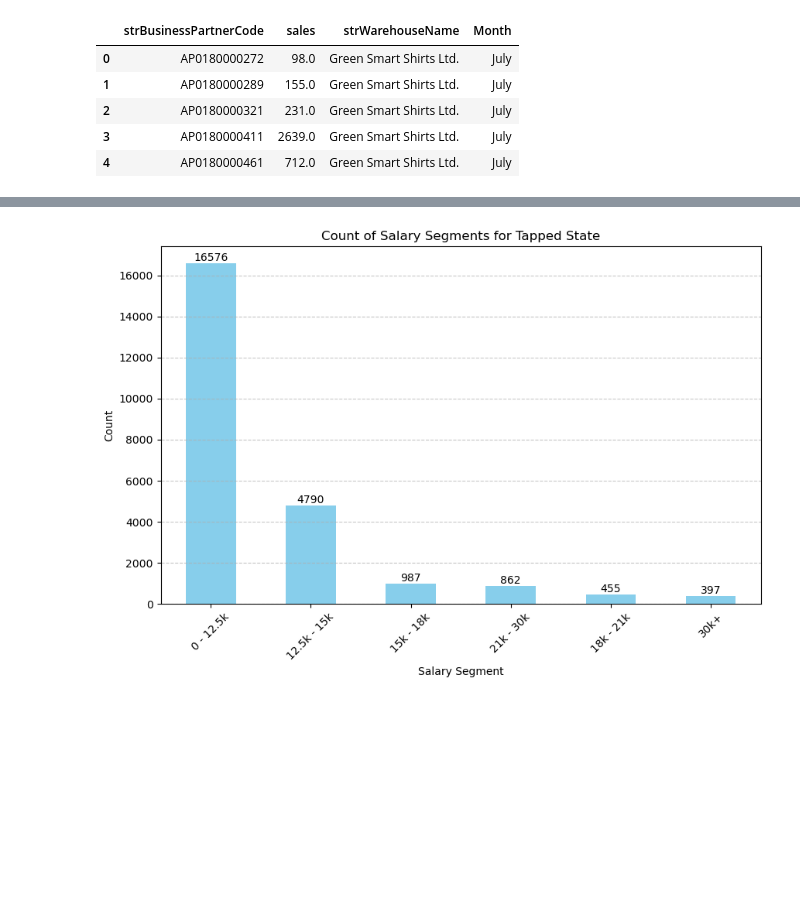
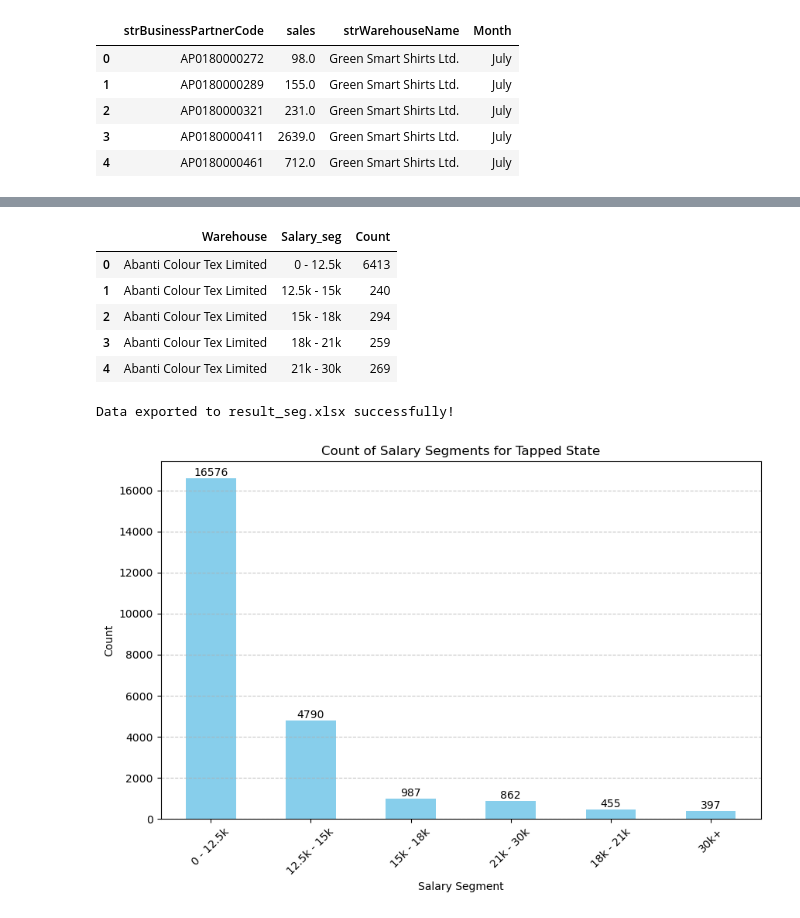
Before and after one commit to Risad-Raihan/consumer_team, a Jupyter notebook: Consumer Team - Seg.ipynb, the cells around one changed output, grey strips where cells are left out. Drawn from its saved outputs; the diff is of its cells as text; code cells hidden in the pictures; blank space fills up the shorter version.

```diff
--- a/Consumer Team - Seg.ipynb
+++ b/Consumer Team - Seg.ipynb
@@ -191,3 +231,28 @@ print(df11.head())
+# %%
+import pandas as pd
+
+# Assuming df11 is your DataFrame
+# Filter the DataFrame where 'isActive' column is 1
+filtered_df = df11[df11['Is Active'] == 'Active' ]
+
+# Group by 'Warehouse' and 'Salary_seg' and count the occurrences
+result = filtered_df.groupby(['Warehouse', 'Salary_seg']).size().reset_index(name='Count')
+# %%
+result.head(5)
+# %% [output]
+|  | Warehouse | Salary_seg | Count |
+| 0 | Abanti Colour Tex Limited | 0 - 12.5k | 6413 |
+| 1 | Abanti Colour Tex Limited | 12.5k - 15k | 240 |
+| 2 | Abanti Colour Tex Limited | 15k - 18k | 294 |
+| 3 | Abanti Colour Tex Limited | 18k - 21k | 259 |
+| 4 | Abanti Colour Tex Limited | 21k - 30k | 269 |
+# %%
+# Export the merged DataFrame to an Excel file
+result.to_excel('result_seg.xlsx', index=False)
+
+print("Data exported to result_seg.xlsx successfully!")
+# %% [output]
+Data exported to result_seg.xlsx successfully!
 # %%
 import matplotlib.pyplot as plt
 # %%
```
Also changed, not shown: parts of 7 cells of this notebook.
